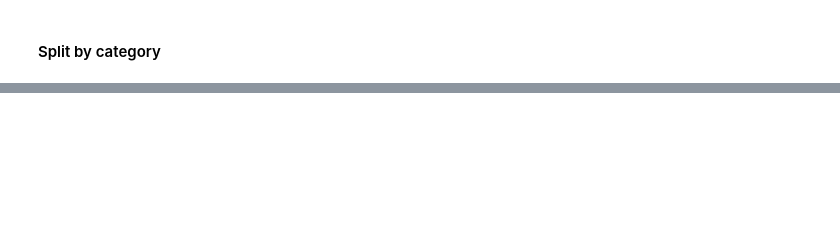
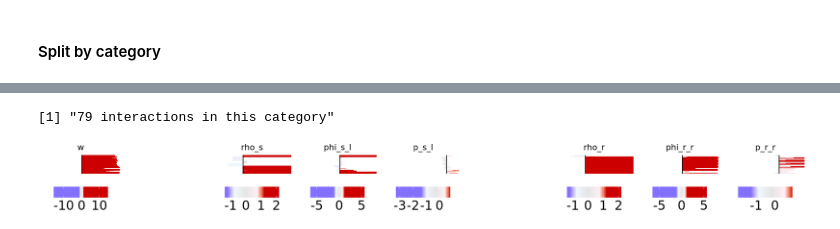
Before and after one commit to SoloveyMaria/community, a Jupyter notebook: docs/showcase_notebooks/Lasry/visualization.ipynb, the cells around one changed output, grey strips where cells are left out. Drawn from its saved outputs; the diff is of its cells as text; code cells hidden in the pictures; blank space fills up the shorter version.

```diff
--- a/docs/showcase_notebooks/Lasry/visualization.ipynb
+++ b/docs/showcase_notebooks/Lasry/visualization.ipynb
@@ -1126,0 +1171,16 @@ write.csv(ligrec_random
+# %%
+options(repr.plot.width = 17
+       ,repr.plot.height = 1.5)
+
+IDs <- as.character(c(ordered_IDs$ID_order_concordantUp_s
+                          ,ordered_IDs$ID_order_concordantUp_r
+                          ,ordered_IDs$ID_order_concordantUp_b_one_one
+                          ,ordered_IDs$ID_order_concordantUp_b_one_several
+                          ,ordered_IDs$ID_order_concordantUp_b_several_one
+                          ,ordered_IDs$ID_order_concordantUp_b_several_several
+                     ))
+
+forestplot_for_category(IDs)
+# %% [output]
+[1] "79 interactions in this category"
+[figure, added]
```
Also changed, not shown: parts of 39 cells of this notebook.
